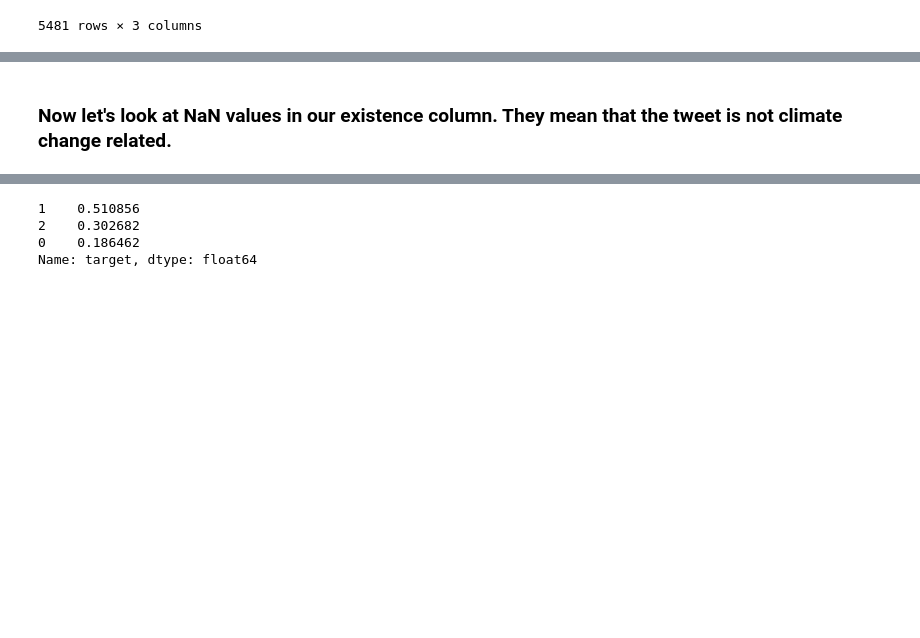
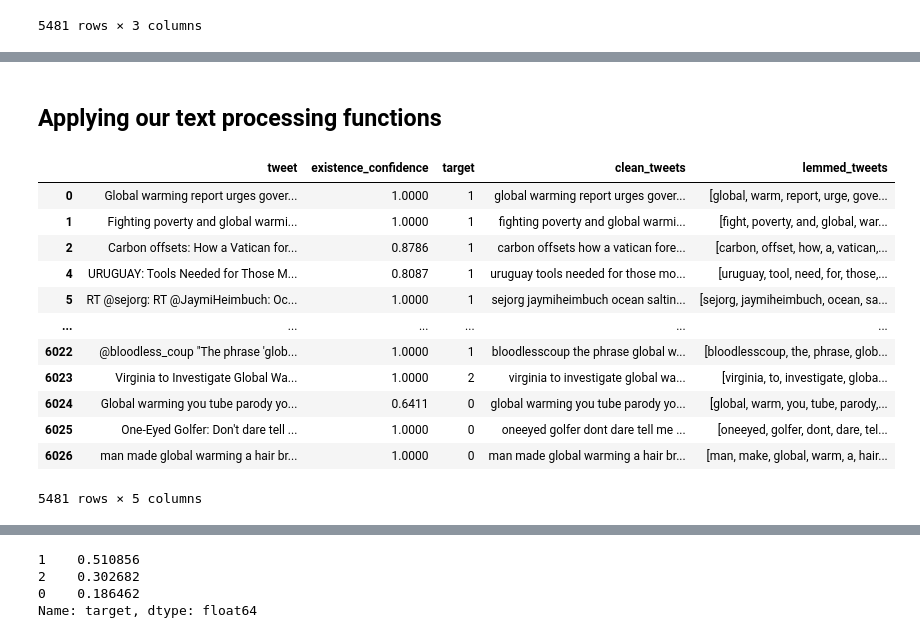
Before and after one commit to pleasecallmejax/NLP-Sentiment-Classification, a Jupyter notebook: Preliminary EDA Notebook.ipynb, the cells around one changed output, grey strips where cells are left out. Cells and saved outputs as stored; diff of their text form; code cells hidden in the pictures; blank space fills up the shorter version.

```diff
--- a/Preliminary EDA Notebook.ipynb
+++ b/Preliminary EDA Notebook.ipynb
@@ -197,18 +208,18 @@ unique_df
 # %%
-#Function to clean tweets
+#Function to clean tweet text
 def clean_tweet(tweet):
-    tweet_unlink= re.sub(r"http\S+",' ', tweet)
+    #remove links
+    tweet_http= re.sub(r"http\S+",' ', tweet)
+    # remove RTs
+    tweet_rt = re.sub(r'RT[\s]+', '', tweet_http)
+    # remove [VIDEO] text
+    tweet_v = re.sub(r'\[VIDEO\]', '', tweet_rt)
+    # remove {link} text
+    tweet_l = re.sub(r'\{link\}', '', tweet_v)
     # remove numbers re.sub(pattern, repl, string, count=0, flags=0)
-    tweet_nonum = re.sub(r'\d+', ' ', tweet_unlink)
+    tweet_nonum = re.sub(r'\d+', ' ', tweet_l)
     # remove punctuations and lower case
     tweet_nopunct = ''.join([char.lower() for char in tweet_nonum if char not in string.punctuation])
     # substitute multiple whitespace with single whitespace
     cleaned_tweet = re.sub('\s+',' ', tweet_nopunct).strip()
     return cleaned_tweet
-# %%
-#Apply cleaning function to all tweets
-unique_df['new_tweets']= unique_df['tweet'].apply(clean_tweet)
-# %%
-#Instatiate tokenizer object and tokenize
-tt = TweetTokenizer(strip_handles=True)
-unique_df['new_tweets']= unique_df['new_tweets'].apply(tt.tokenize)
@@ -220,2 +225,0 @@ sample = pd.DataFrame(pdt_items['A']+','+pdt_items['B']+','+pdt_items['C'].astyp
-# %% [markdown]
-### Now let's look at NaN values in our existence column. They mean that the tweet is not climate change related.
@@ -221,0 +242,20 @@ sample = pd.DataFrame(pdt_items['A']+','+pdt_items['B']+','+pdt_items['C'].astyp
+# %% [markdown]
+## Applying our text processing functions
+# %%
+unique_df['clean_tweets'] = [clean_tweet(i) for i in unique_df['tweet']]
+unique_df['lemmed_tweets'] = [lema(i) for i in unique_df['clean_tweets']]
+unique_df
+# %% [output]
+|  | tweet | existence_confidence | target | clean_tweets | lemmed_tweets |
+| 0 | Global warming report urges gover... | 1.0000 | 1 | global warming report urges gover... | [global, warm, report, urge, gove... |
+| 1 | Fighting poverty and global warmi... | 1.0000 | 1 | fighting poverty and global warmi... | [fight, poverty, and, global, war... |
+| 2 | Carbon offsets: How a Vatican for... | 0.8786 | 1 | carbon offsets how a vatican fore... | [carbon, offset, how, a, vatican,... |
+| 4 | URUGUAY: Tools Needed for Those M... | 0.8087 | 1 | uruguay tools needed for those mo... | [uruguay, tool, need, for, those,... |
+| 5 | RT @sejorg: RT @JaymiHeimbuch: Oc... | 1.0000 | 1 | sejorg jaymiheimbuch ocean saltin... | [sejorg, jaymiheimbuch, ocean, sa... |
+| ... | ... | ... | ... | ... | ... |
+| 6022 | @bloodless_coup "The phrase 'glob... | 1.0000 | 1 | bloodlesscoup the phrase global w... | [bloodlesscoup, the, phrase, glob... |
+| 6023 | Virginia to Investigate Global Wa... | 1.0000 | 2 | virginia to investigate global wa... | [virginia, to, investigate, globa... |
+| 6024 | Global warming you tube parody yo... | 0.6411 | 0 | global warming you tube parody yo... | [global, warm, you, tube, parody,... |
+| 6025 | One-Eyed Golfer: Don't dare tell ... | 1.0000 | 0 | oneeyed golfer dont dare tell me ... | [oneeyed, golfer, dont, dare, tel... |
+| 6026 | man made global warming a hair br... | 1.0000 | 0 | man made global warming a hair br... | [man, make, global, warm, a, hair... |
+5481 rows × 5 columns
```
Also changed, not shown: parts of 31 cells of this notebook.
